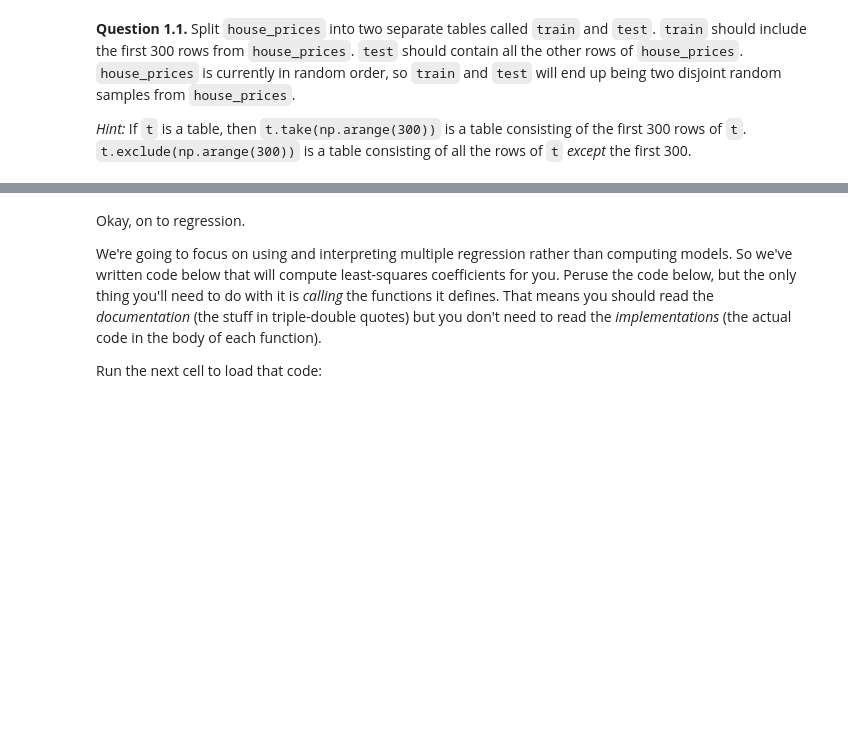
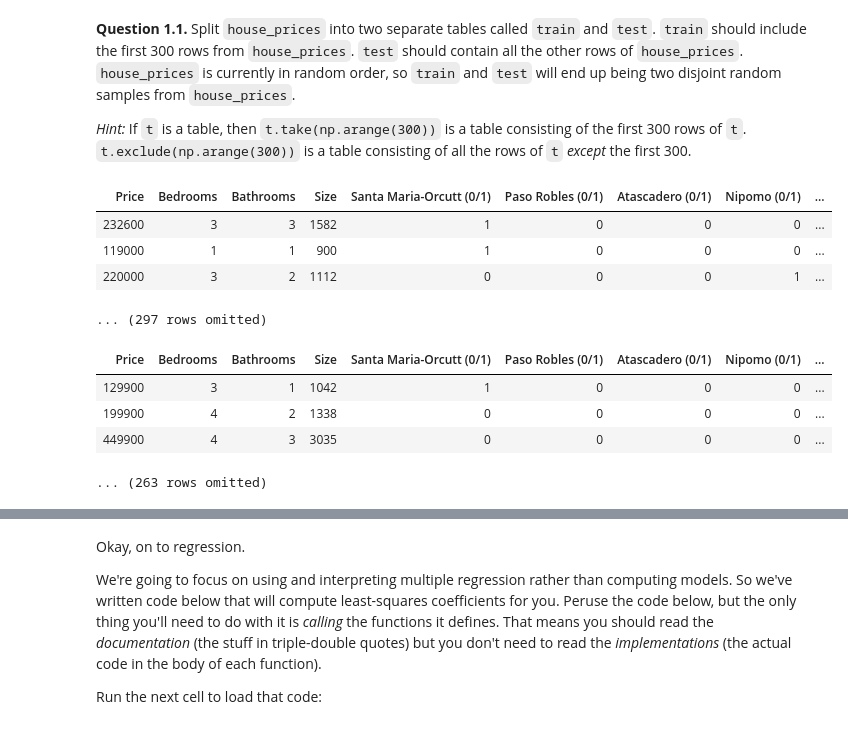
Before and after one commit to data-8/data8assets, a Jupyter notebook: labs/lab09/lab09.ipynb, the cells around one changed output, grey strips where cells are left out. Drawn from its saved outputs; the diff is of its cells as text; code cells hidden in the pictures; blank space fills up the shorter version.

```diff
--- a/labs/lab09/lab09.ipynb
+++ b/labs/lab09/lab09.ipynb
@@ -64,9 +82,20 @@ So we need to hold out a *test set* that we'll only use to *test* the accuracy o
 *Hint:* If `t` is a table, then `t.take(np.arange(300))` is a table consisting of the first 300 rows of `t`.  `t.exclude(np.arange(300))` is a table consisting of all the rows of `t` *except* the first 300.
 # %%
 # Divide up house_prices into train and test tables as described above.
-train = ...
-test = ...
+train = house_prices.take(np.arange(300))
+test = house_prices.exclude(np.arange(300))
 train.show(3)
 test.show(3)
+# %% [output]
+| Price | Bedrooms | Bathrooms | Size | Santa Maria-Orcutt (0/1) | Paso Robles (0/1) | Atascadero (0/1) | Nipomo (0/1) | ... |
+| 232600 | 3 | 3 | 1582 | 1 | 0 | 0 | 0 | ... |
+| 119000 | 1 | 1 | 900 | 1 | 0 | 0 | 0 | ... |
+| 220000 | 3 | 2 | 1112 | 0 | 0 | 0 | 1 | ... |
+... (297 rows omitted)
+| Price | Bedrooms | Bathrooms | Size | Santa Maria-Orcutt (0/1) | Paso Robles (0/1) | Atascadero (0/1) | Nipomo (0/1) | ... |
+| 129900 | 3 | 1 | 1042 | 1 | 0 | 0 | 0 | ... |
+| 199900 | 4 | 2 | 1338 | 0 | 0 | 0 | 0 | ... |
+| 449900 | 4 | 3 | 3035 | 0 | 0 | 0 | 0 | ... |
+... (263 rows omitted)
 # %%
 _ = lab09.grade("q11")
```
Also changed, not shown: parts of 8 cells of this notebook.
